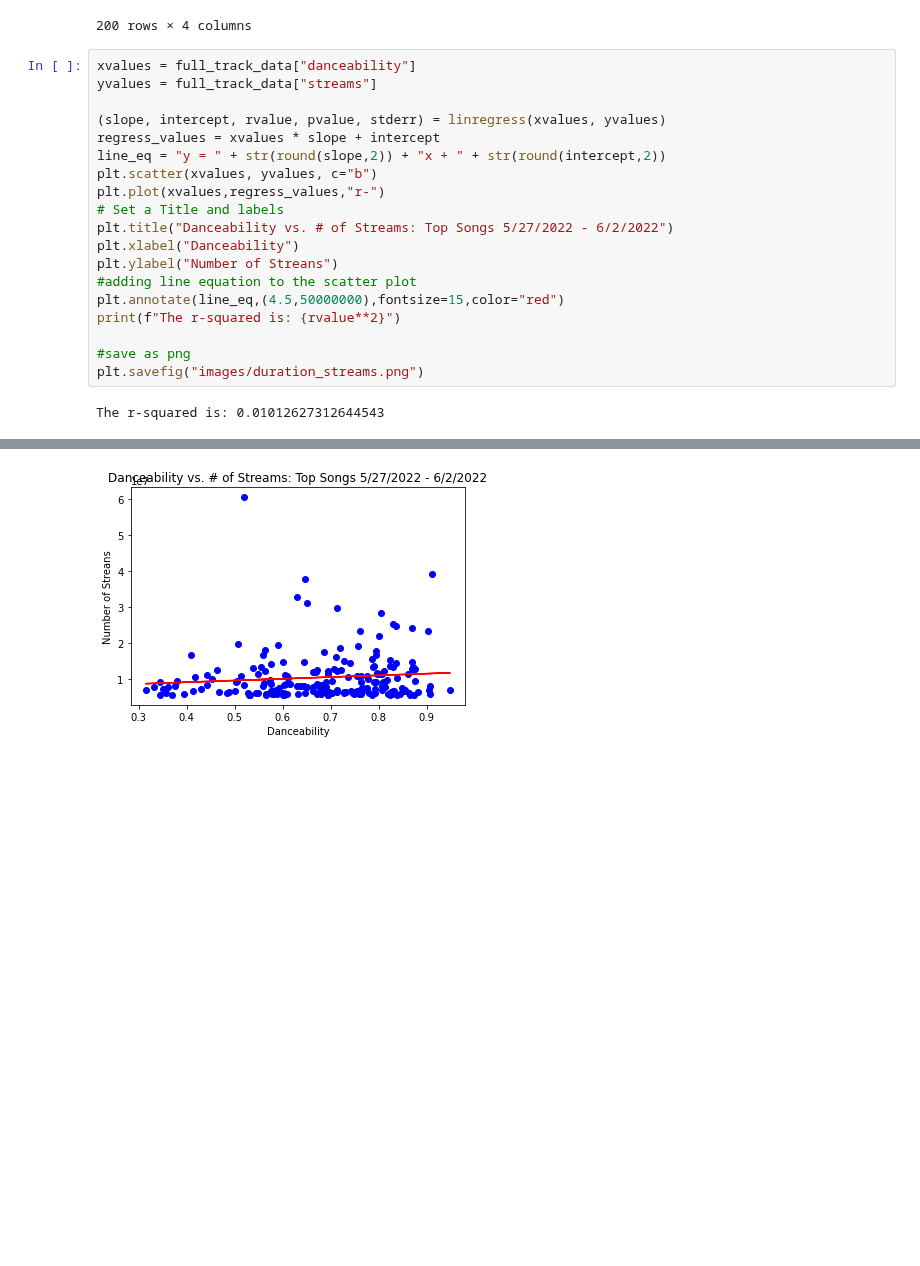
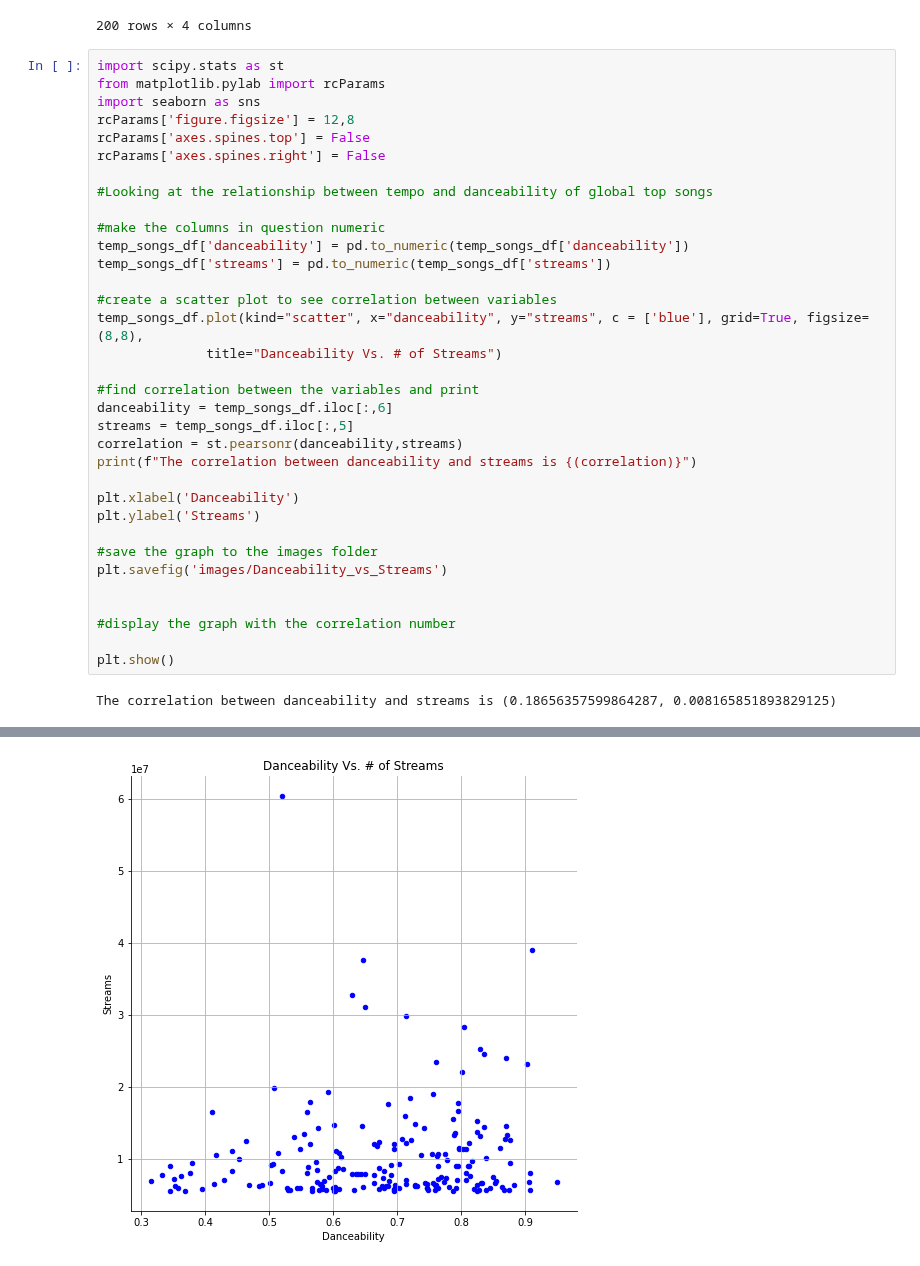
Before and after one commit to mbruns13/project_1_spotify, a Jupyter notebook: danceability_energy.ipynb, the cells around one changed output, grey strips where cells are left out. Cells and saved outputs as stored; diff of their text form; blank space fills up the shorter version.

Commit message:
generating visualizations

```diff
--- a/danceability_energy.ipynb
+++ b/danceability_energy.ipynb
@@ -203,23 +203,38 @@ dance_df()
 | 199 | 200 | Shawn Mendes | When You're Gone | 0.603 |
 200 rows × 4 columns
 # %%
-xvalues = full_track_data["danceability"]
-yvalues = full_track_data["streams"]
+import scipy.stats as st
+from matplotlib.pylab import rcParams
+import seaborn as sns
+rcParams['figure.figsize'] = 12,8
+rcParams['axes.spines.top'] = False
+rcParams['axes.spines.right'] = False
 
-(slope, intercept, rvalue, pvalue, stderr) = linregress(xvalues, yvalues)
-regress_values = xvalues * slope + intercept
-line_eq = "y = " + str(round(slope,2)) + "x + " + str(round(intercept,2))
-plt.scatter(xvalues, yvalues, c="b")
-plt.plot(xvalues,regress_values,"r-")
-# Set a Title and labels
-plt.title("Danceability vs. # of Streams: Top Songs 5/27/2022 - 6/2/2022")
-plt.xlabel("Danceability")
-plt.ylabel("Number of Streans")
-#adding line equation to the scatter plot
-plt.annotate(line_eq,(4.5,50000000),fontsize=15,color="red")
-print(f"The r-squared is: {rvalue**2}")
+#Looking at the relationship between tempo and danceability of global top songs
 
-#save as png
-plt.savefig("images/duration_streams.png")
+#make the columns in question numeric
+temp_songs_df['danceability'] = pd.to_numeric(temp_songs_df['danceability'])
+temp_songs_df['streams'] = pd.to_numeric(temp_songs_df['streams'])
+
+#create a scatter plot to see correlation between variables
+temp_songs_df.plot(kind="scatter", x="danceability", y="streams", c = ['blue'], grid=True, figsize=(8,8),
+              title="Danceability Vs. # of Streams")
+
+#find correlation between the variables and print
+danceability = temp_songs_df.iloc[:,6]
+streams = temp_songs_df.iloc[:,5]
+correlation = st.pearsonr(danceability,streams)
+print(f"The correlation between danceability and streams is {(correlation)}")
+
+plt.xlabel('Danceability')
+plt.ylabel('Streams')
+
+#save the graph to the images folder
+plt.savefig('images/Danceability_vs_Streams')
+
+
+#display the graph with the correlation number
+
+plt.show()
 # %% [output]
-The r-squared is: 0.01012627312644543
+The correlation between danceability and streams is (0.18656357599864287, 0.008165851893829125)
@@ -227 +251 @@ FileNotFoundError: [Errno 2] No such file or directory: 'images/duration_streams
-[figure, old version]
+[figure, new version]
```
Also changed, not shown: parts of 4 cells of this notebook, 5 other files.
